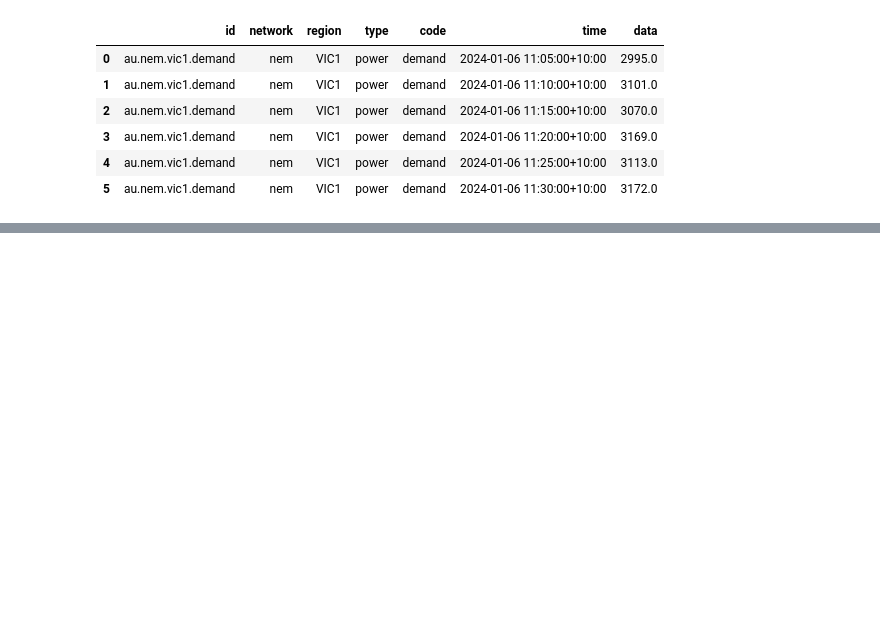
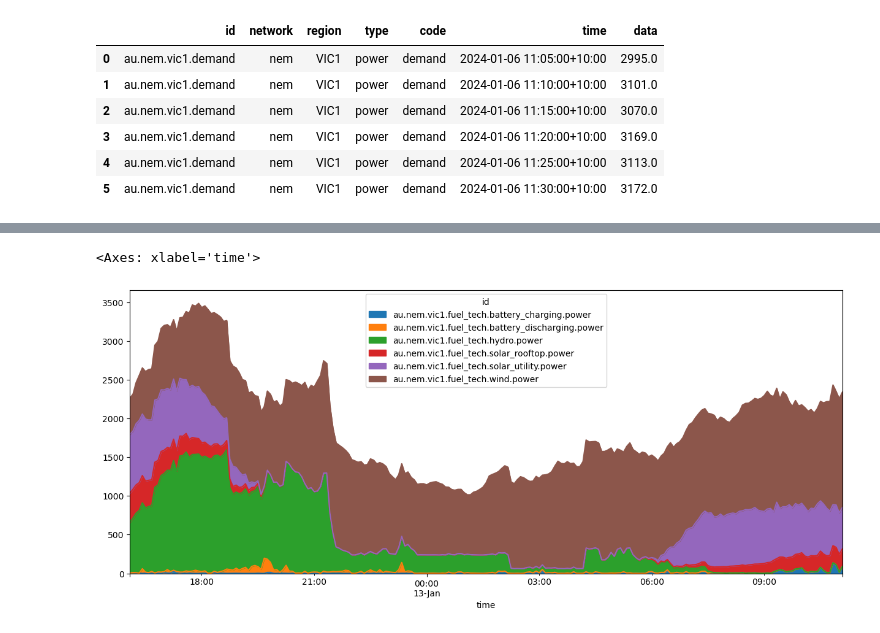
Before and after one commit to mikejonestechno/energy, a Jupyter notebook: notebooks/opennem.ipynb, the cells around one changed output, grey strips where cells are left out. Cells and saved outputs as stored; diff of their text form; code cells hidden in the pictures; blank space fills up the shorter version.

Commit message:
Interpolate 30 min rooftop solar over 5 min intervals and create chart for renewable energy. (#15)

```diff
--- a/notebooks/opennem.ipynb
+++ b/notebooks/opennem.ipynb
@@ -1,7 +7,4 @@
 # %%
-import json
-import pandas as pd
-from datetime import datetime, timedelta
 
 #To achieve the desired output, we need to:
 #
@@ -35,7 +38,7 @@ for d in data['data']:
     interval = int(d['history']['interval'][:-1])
     interval_unit = d['history']['interval'][-1]
     if interval_unit != "m":
-        raise "interval unit not supported"
+        raise ValueError("interval unit '" + interval_unit + "' not supported")
     time = start
     # Iterate over the 'history' data list
     for h in d['history']['data']:
@@ -80,0 +58,10 @@ df_pivot.head(20)
+# %%
+# Pivot the DataFrame
+df_pivot = df.pivot(index='time', columns='id', values='data')
+df_pivot['au.nem.vic1.fuel_tech.solar_rooftop_30min.power'] = df_pivot['au.nem.vic1.fuel_tech.solar_rooftop.power']
+# Interpolate 'NaN' values in 'solar_rooftop' data 30 min intervals to 6 five-minute intervals
+df_pivot['au.nem.vic1.fuel_tech.solar_rooftop.power'] = df_pivot['au.nem.vic1.fuel_tech.solar_rooftop_30min.power'].interpolate() / 6
+# Smooth out the 'solar_rooftop' data over six five-minute intervals
+# df_pivot['au.nem.vic1.fuel_tech.solar_rooftop_smooth.power'] = df_pivot['au.nem.vic1.fuel_tech.solar_rooftop.power'].rolling(window=6).mean()
+# show rows of wind power and price
+df_pivot[['au.nem.vic1.fuel_tech.solar_utility.power', 'au.nem.vic1.fuel_tech.solar_rooftop.power', 'au.nem.vic1.fuel_tech.solar_rooftop_30min.power', 'au.nem.vic1.fuel_tech.wind.power', 'au.nem.vic1.price']].tail(10)
@@ -80,0 +81,30 @@ df_pivot.head(20)
+# %%
+# Load the fueltech data
+# Source: https://api.opennem.org.au/fueltechs
+with open('../data/fueltech.json') as f:
+    fueltech = json.load(f)
+renewables = [item['code'] for item in fueltech if item['renewable']]
+# %%
+renewable_fuel_tech_columns = [col for col in df_pivot.columns if any('.'+tech+'.' in col for tech in renewables)]
+df_renewables = df_pivot[renewable_fuel_tech_columns]
+
+# Plot all data
+# df_renewables.plot.area(figsize=(15, 6))
+
+# Get the current time and make it timezone-aware
+now = datetime.now().replace(tzinfo=pytz.UTC)
+
+# Convert to the desired timezone
+now = now.astimezone(pytz.timezone('Australia/Melbourne'))
+
+# Calculate the time 24 hours ago
+one_day_ago = now - timedelta(days=1)
+
+# Filter the DataFrame to include only rows where 'time' is within the last 24 hours
+df_last_24_hours = df_renewables[df_renewables.index > one_day_ago]
+
+# Plot the data
+df_last_24_hours.plot.area(figsize=(15, 6))
+# %% [output]
+<Axes: xlabel='time'>
+[figure, added]
```
Also changed, not shown: parts of 3 cells of this notebook, 3 other files.
